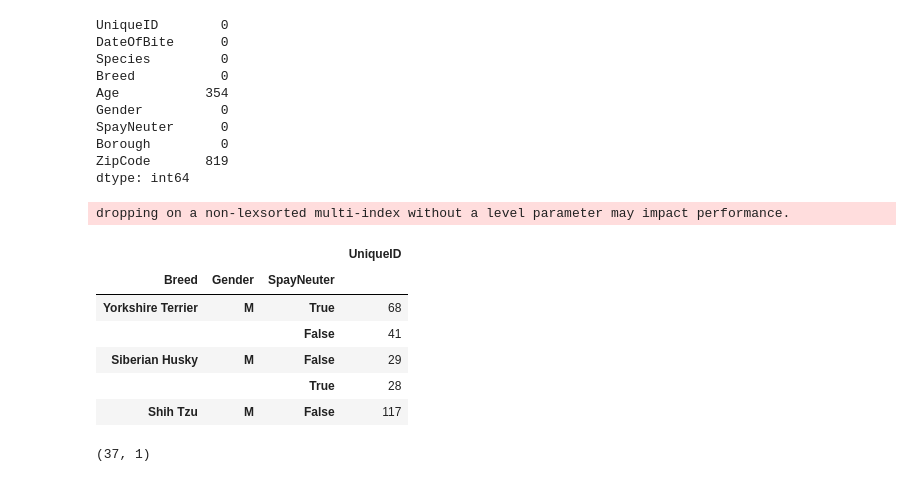
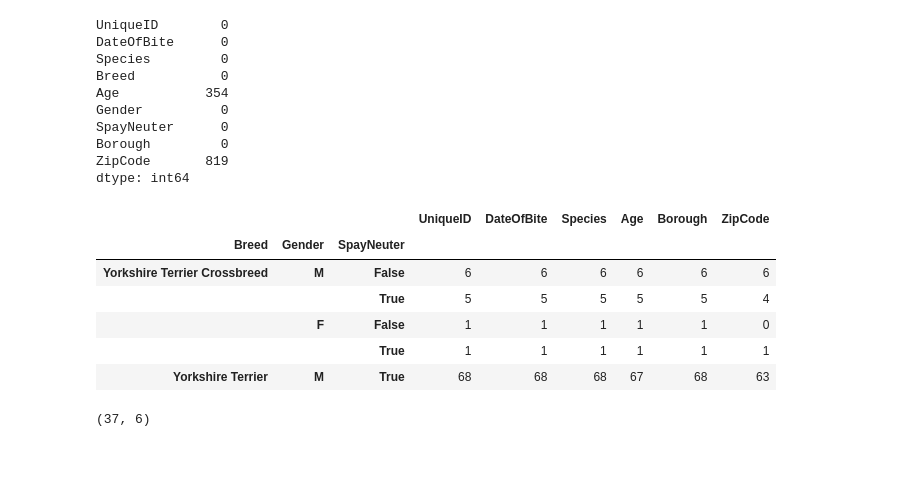
Before and after one commit to DanielleRomanoff/DS-Unit-1-Project_Dog_Bites, a Jupyter notebook: Dog Bites Project.ipynb, the cells around one changed output. Drawn from its saved outputs; the diff is of its cells as text; code cells hidden in the pictures.

```diff
--- a/Dog Bites Project.ipynb
+++ b/Dog Bites Project.ipynb
@@ -19,3 +9,0 @@ nyc_data.sort_values(by = 'Breed').head()
-# %%
-nyc_data = nyc_data.drop(nyc_data.loc[nyc_data['Gender'] == 'U'].index)
-nyc_data.head()
@@ -43,22 +24,21 @@ dtype: int64
 # %%
 nyc_data_new = nyc_data.groupby(['Breed', 'Gender', 'SpayNeuter']).count().sort_values(by = ['Breed', 'UniqueID'], ascending = False)
 nyc_data_modified = nyc_data_new.drop(index = ['UNKNOWN', 'Mixed/Other', 'TERRIER', 'MIXED', 'MIXED BREED', 'PIT BULL MIX', 'LABRADOR MIX', 'HUSKY', 'SHEPHERD', 'SHEPERD', 'MUTT', 'TERRIER MIX'])
-nyc_bite_data = nyc_data_modified[nyc_data_modified.UniqueID >= 25]
+nyc_bite_data = nyc_data_modified[nyc_data_modified.UniqueID >= 0]
 nyc_bite_final = pd.DataFrame(nyc_bite_data, columns = ['UniqueID'])
-nyc_bite_final.head()
+nyc_bite_data.head()
 # %% [output]
-dropping on a non-lexsorted multi-index without a level parameter may impact performance.
-|  |  |  | UniqueID |
-| Breed | Gender | SpayNeuter |  |
-| Yorkshire Terrier | M | True | 68 |
-|  |  | False | 41 |
-| Siberian Husky | M | False | 29 |
-|  |  | True | 28 |
-| Shih Tzu | M | False | 117 |
+|  |  |  | UniqueID | DateOfBite | Species | Age | Borough | ZipCode |
+| Breed | Gender | SpayNeuter |  |  |  |  |  |  |
+| Yorkshire Terrier Crossbreed | M | False | 6 | 6 | 6 | 6 | 6 | 6 |
+|  |  | True | 5 | 5 | 5 | 5 | 5 | 4 |
+|  | F | False | 1 | 1 | 1 | 1 | 1 | 0 |
+|  |  | True | 1 | 1 | 1 | 1 | 1 | 1 |
+| Yorkshire Terrier | M | True | 68 | 68 | 68 | 67 | 68 | 63 |
 # %%
-nyc_bite_final.shape
+nyc_bite_data.shape
 # %% [output]
-(37, 1)
+(37, 6)
 # %%
 males = nyc_data[nyc_data['Gender'] == 'M']
 # ['Breed'].value_counts()
```
Also changed, not shown: parts of 23 cells of this notebook, 6 other files.
